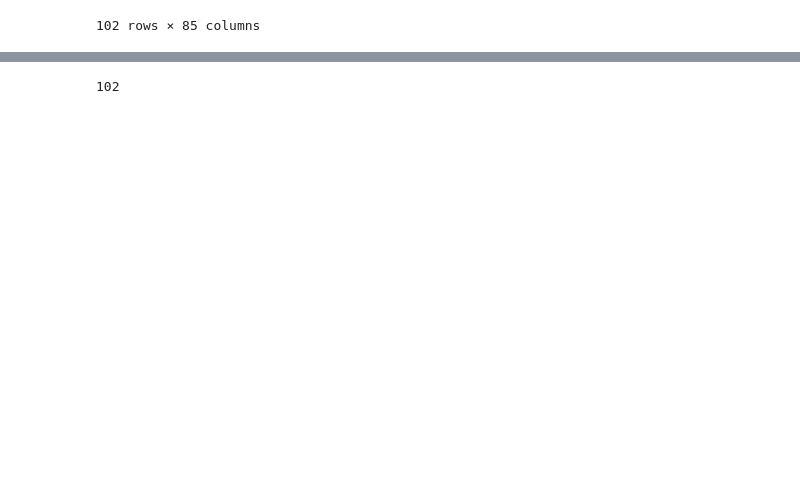
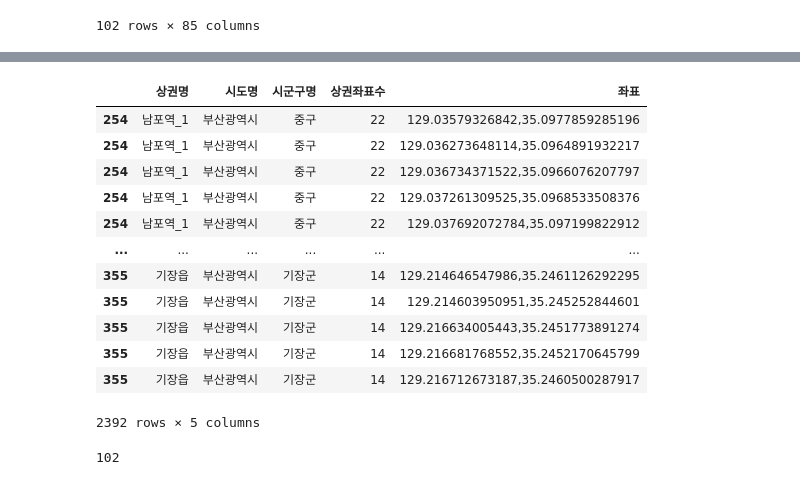
Before and after one commit to leesominn/ProjectEDA, a Jupyter notebook: commercial_Area/commercial_Area.ipynb, the cells around one changed output, grey strips where cells are left out. Cells and saved outputs as stored; diff of their text form; code cells hidden in the pictures; blank space fills up the shorter version.

```diff
--- a/commercial_Area/commercial_Area.ipynb
+++ b/commercial_Area/commercial_Area.ipynb
@@ -171,3 +219,21 @@ busan_loc
+# %%
+df_busan = busan_df.drop(['상권좌표', 'level_1'], axis=1)
+# %%
+df_busan
+# %% [output]
+|  | 상권명 | 시도명 | 시군구명 | 상권좌표수 | 좌표 |
+| 254 | 남포역_1 | 부산광역시 | 중구 | 22 | 129.03579326842,35.0977859285196 |
+| 254 | 남포역_1 | 부산광역시 | 중구 | 22 | 129.036273648114,35.0964891932217 |
+| 254 | 남포역_1 | 부산광역시 | 중구 | 22 | 129.036734371522,35.0966076207797 |
+| 254 | 남포역_1 | 부산광역시 | 중구 | 22 | 129.037261309525,35.0968533508376 |
+| 254 | 남포역_1 | 부산광역시 | 중구 | 22 | 129.037692072784,35.097199822912 |
+| ... | ... | ... | ... | ... | ... |
+| 355 | 기장읍 | 부산광역시 | 기장군 | 14 | 129.214646547986,35.2461126292295 |
+| 355 | 기장읍 | 부산광역시 | 기장군 | 14 | 129.214603950951,35.245252844601 |
+| 355 | 기장읍 | 부산광역시 | 기장군 | 14 | 129.216634005443,35.2451773891274 |
+| 355 | 기장읍 | 부산광역시 | 기장군 | 14 | 129.216681768552,35.2452170645799 |
+| 355 | 기장읍 | 부산광역시 | 기장군 | 14 | 129.216712673187,35.2460500287917 |
+2392 rows × 5 columns
 # %%
 busan_loc.shape[0]
 # %% [output]
```
Also changed, not shown: parts of 10 cells of this notebook.
